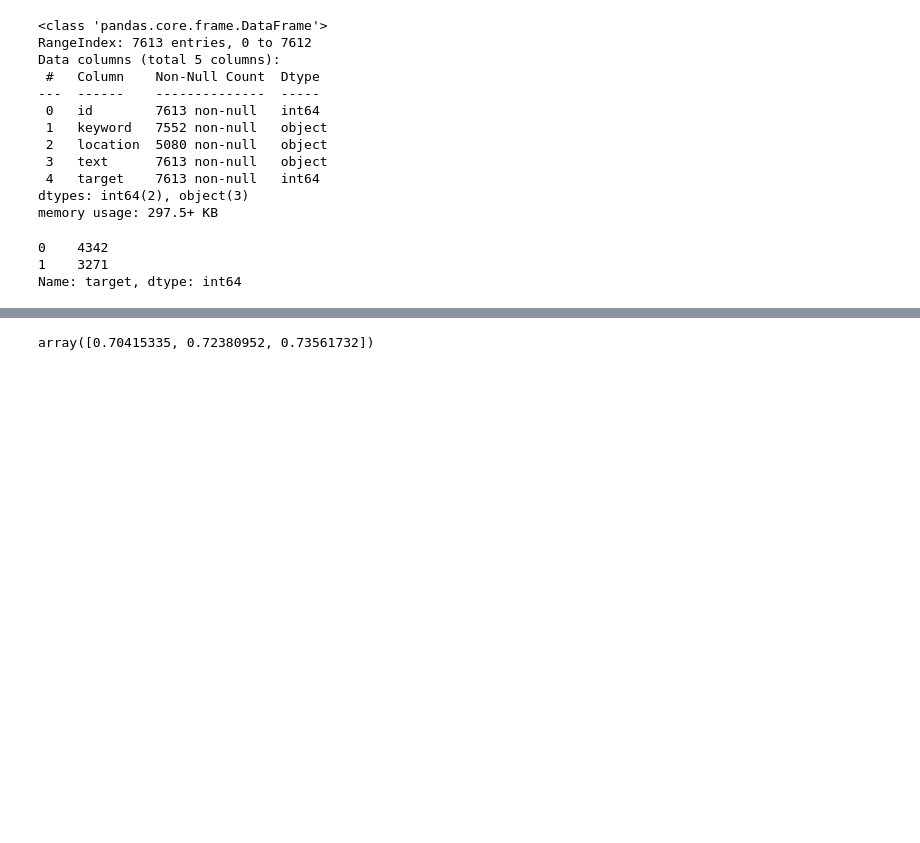
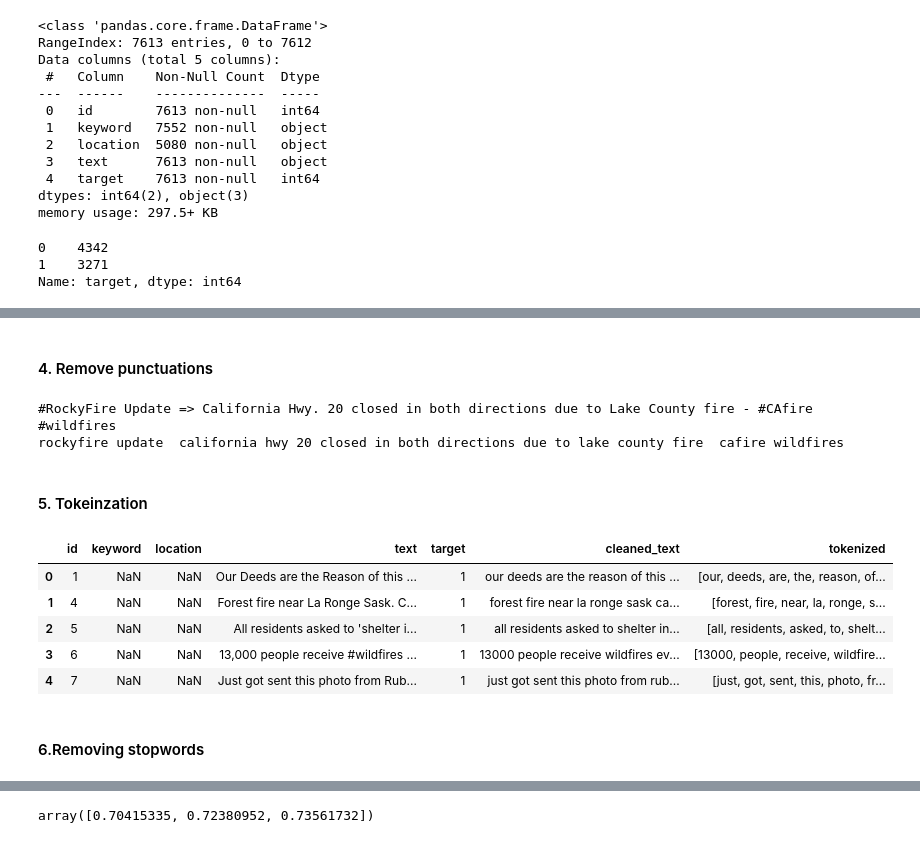
Before and after one commit to Barten74/Kaggle_competitions, a Jupyter notebook: NLP_with_Disaster_Tweets.ipynb, the cells around one changed output, grey strips where cells are left out. Saved outputs shown, nothing was run; the diff lists cells and outputs as text; code cells hidden in the pictures; blank space fills up the shorter version.

```diff
--- a/NLP_with_Disaster_Tweets.ipynb
+++ b/NLP_with_Disaster_Tweets.ipynb
@@ -34,0 +113,3 @@ Name: target, dtype: int64
+# %%
+def removal_non_ascii(text):
+    return re.sub(r'[^\x00-\x7f]', '', text)
@@ -34,0 +125,2 @@ Name: target, dtype: int64
+# %% [markdown]
+#### 4. Remove punctuations
@@ -34,0 +134,23 @@ Name: target, dtype: int64
+# %%
+# Checking
+print(twitter_df["text"][5])
+print(twitter_df["cleaned_text"][5])
+# %% [output]
+#RockyFire Update => California Hwy. 20 closed in both directions due to Lake County fire - #CAfire #wildfires
+rockyfire update  california hwy 20 closed in both directions due to lake county fire  cafire wildfires
+# %% [markdown]
+#### 5. Tokeinzation
+# %%
+from nltk.tokenize import word_tokenize
+
+twitter_df['tokenized'] = twitter_df['cleaned_text'].apply(word_tokenize)
+twitter_df.head()
+# %% [output]
+|  | id | keyword | location | text | target | cleaned_text | tokenized |
+| 0 | 1 | NaN | NaN | Our Deeds are the Reason of this ... | 1 | our deeds are the reason of this ... | [our, deeds, are, the, reason, of... |
+| 1 | 4 | NaN | NaN | Forest fire near La Ronge Sask. C... | 1 | forest fire near la ronge sask ca... | [forest, fire, near, la, ronge, s... |
+| 2 | 5 | NaN | NaN | All residents asked to 'shelter i... | 1 | all residents asked to shelter in... | [all, residents, asked, to, shelt... |
+| 3 | 6 | NaN | NaN | 13,000 people receive #wildfires ... | 1 | 13000 people receive wildfires ev... | [13000, people, receive, wildfire... |
+| 4 | 7 | NaN | NaN | Just got sent this photo from Rub... | 1 | just got sent this photo from rub... | [just, got, sent, this, photo, fr... |
+# %% [markdown]
+#### 6.Removing stopwords
```
Also changed, not shown: parts of 24 cells of this notebook.
